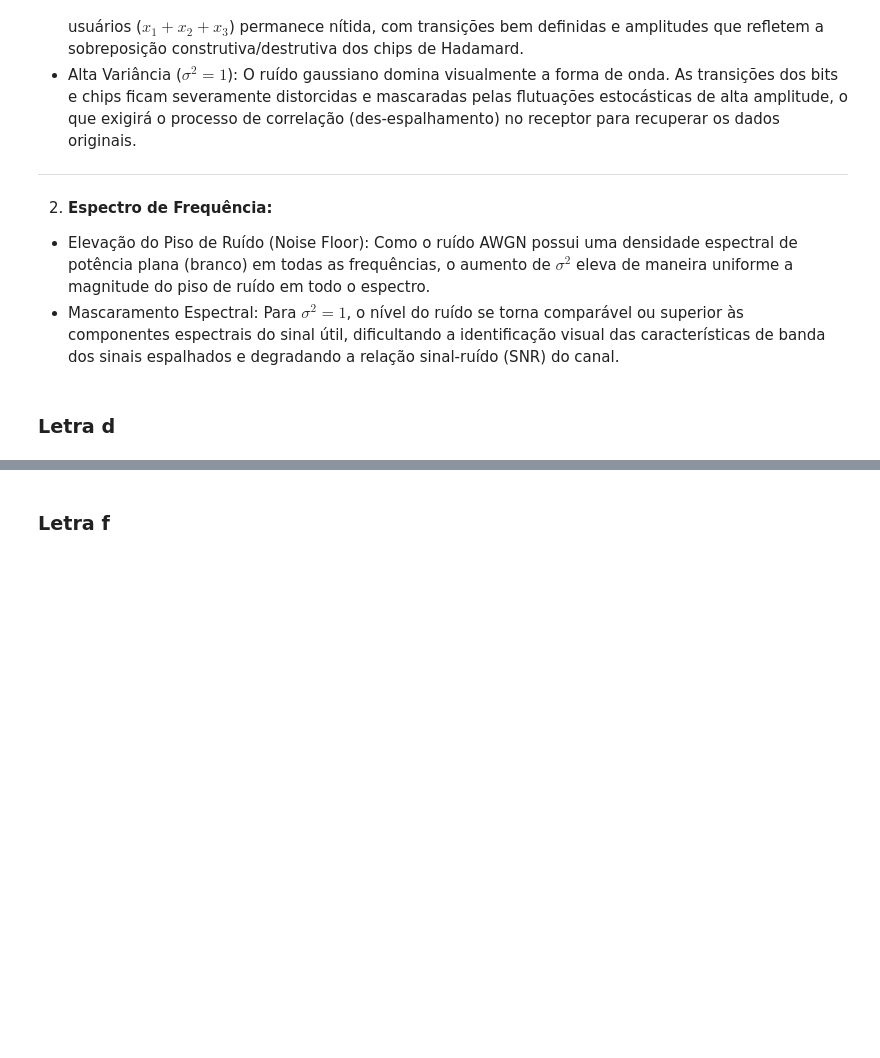
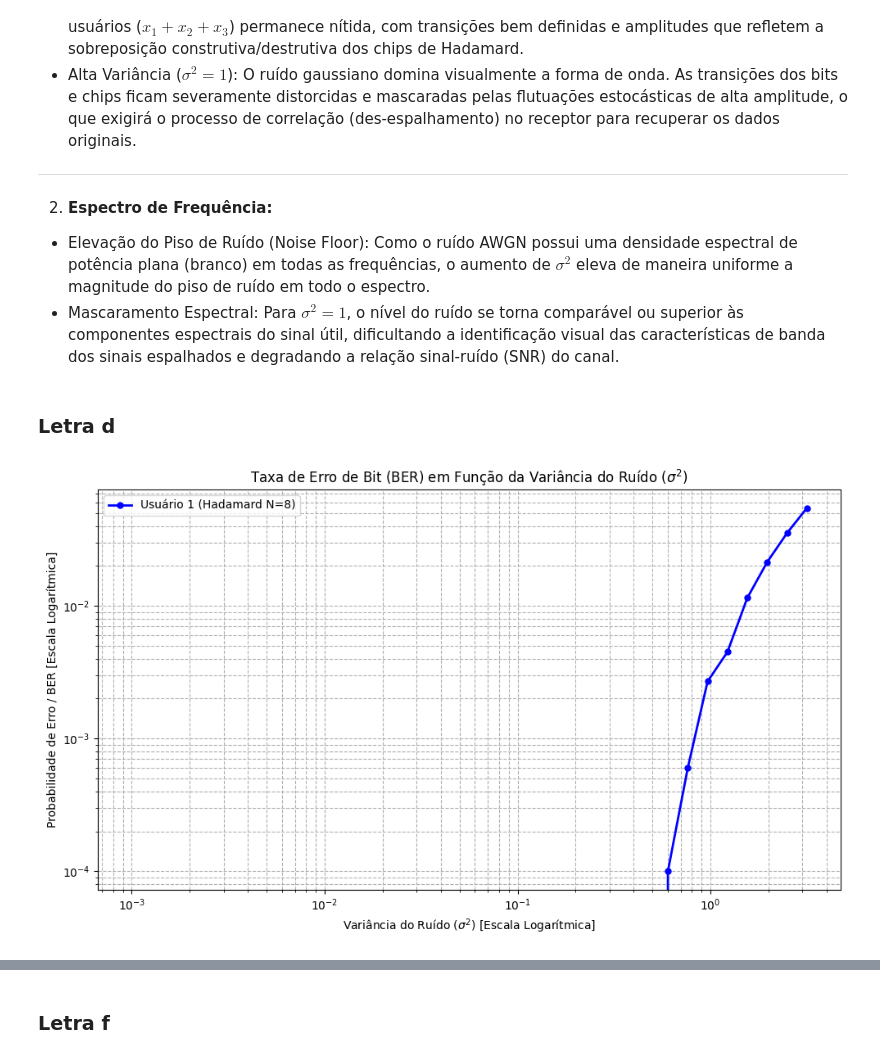
Before and after one commit to alyPoint/CEFET---Processamento-de-Sinais-I-140826, a Jupyter notebook: Pratica_6/DSP_1_PRATICA_6.ipynb, the cells around one changed output, grey strips where cells are left out. Cells and saved outputs as stored; diff of their text form; code cells hidden in the pictures; blank space fills up the shorter version.

```diff
--- a/Pratica_6/DSP_1_PRATICA_6.ipynb
+++ b/Pratica_6/DSP_1_PRATICA_6.ipynb
@@ -278,3 +278,82 @@ imperceptível. A forma de onda combinada dos três usuários ($x_1 + x_2 + x_3$
 - Mascaramento Espectral: Para $\sigma^2 = 1$, o nível do ruído se torna comparável ou superior às componentes espectrais do sinal útil, dificultando a identificação visual das características de banda dos sinais espalhados e degradando a relação sinal-ruído (SNR) do canal.
 # %% [markdown]
 ### **Letra d**
+# %%
+import numpy as np
+import matplotlib.pyplot as plt
+from scipy.linalg import hadamard
+
+# ==========================================
+# 1. CONFIGURAÇÕES E GERAÇÃO DO FLUXO DE DADOS
+# ==========================================
+np.random.seed(42)
+N = 8              # Comprimento do código de Hadamard / chips por bit
+num_bits = 10000   # Número de bits transmitidos para obter estatísticas robustas de BER
+
+# Gerando fluxos de bits originais para os 3 usuários
+m1 = np.random.choice([-1, 1], num_bits)
+m2 = np.random.choice([-1, 1], num_bits)
+m3 = np.random.choice([-1, 1], num_bits)
+
+# Geração dos códigos de Hadamard ortogonais
+H = hadamard(N)
+c1 = H[1, :]
+c2 = H[2, :]
+c3 = H[3, :]
+
+# Sinais codificados (espalhados) de cada usuário
+s1 = np.kron(m1, c1)
+s2 = np.kron(m2, c2)
+s3 = np.kron(m3, c3)
+
+# Sinal combinado no canal (antes do ruído)
+x_sum = s1 + s2 + s3
+
+# ==========================================
+# 2. SIMULAÇÃO DA BER EM FUNÇÃO DE \sigma^2
+# ==========================================
+# Definindo uma faixa de valores para a variância do ruído AWGN (\sigma^2)
+sigma_sq_values = np.logspace(-3, 0.5, 35)  # de 1e-3 a ~3.16
+ber_user1 = []
+
+for sigma_sq in sigma_sq_values:
+    sigma = np.sqrt(sigma_sq)
+
+    # Geração do ruído AWGN w[n] ~ N(0, \sigma^2)
+    w = np.random.normal(0, sigma, size=len(x_sum))
+
+    # Sinal recebido y[n]
+    y = x_sum + w
+
+    # --- RECEPTOR CDMA (DES-ESPALHAMENTO PARA O USUÁRIO 1) ---
+    # Reorganiza o sinal recebido em matriz de blocos (num_bits x N chips)
+    y_matrix = y.reshape(num_bits, N)
+
+    # Correlação: produto interno de cada linha com o código c1, dividido por N (ganho de processamento)
+    correlation = np.dot(y_matrix, c1) / N
+
+    # Tomada de decisão (função sinal para recuperar {-1, 1})
+    m1_est = np.sign(correlation)
+    m1_est[m1_est == 0] = 1  # Tratamento para casos exatos em zero
+
+    # --- COMPARAÇÃO E CÁLCULO DA BER ---
+    errors = np.sum(m1_est != m1)
+    ber = errors / num_bits
+    ber_user1.append(ber)
+
+# ==========================================
+# 3. PLOTAGEM DO GRÁFICO DE PROBABILIDADE DE ERRO
+# ==========================================
+plt.figure(figsize=(10, 6))
+plt.plot(sigma_sq_values, ber_user1, 'bo-', linewidth=2, markersize=5, label='Usuário 1 (Hadamard N=8)')
+plt.xscale('log')
+plt.yscale('log')
+plt.title('Taxa de Erro de Bit (BER) em Função da Variância do Ruído ($\sigma^2$)')
+plt.xlabel('Variância do Ruído ($\sigma^2$) [Escala Logarítmica]')
+plt.ylabel('Probabilidade de Erro / BER [Escala Logarítmica]')
+plt.grid(True, which="both", ls="--")
+plt.legend()
+plt.tight_layout()
+plt.show()
+# %% [output]
+[figure, added]
```
Also changed, not shown: parts of 3 cells of this notebook.
